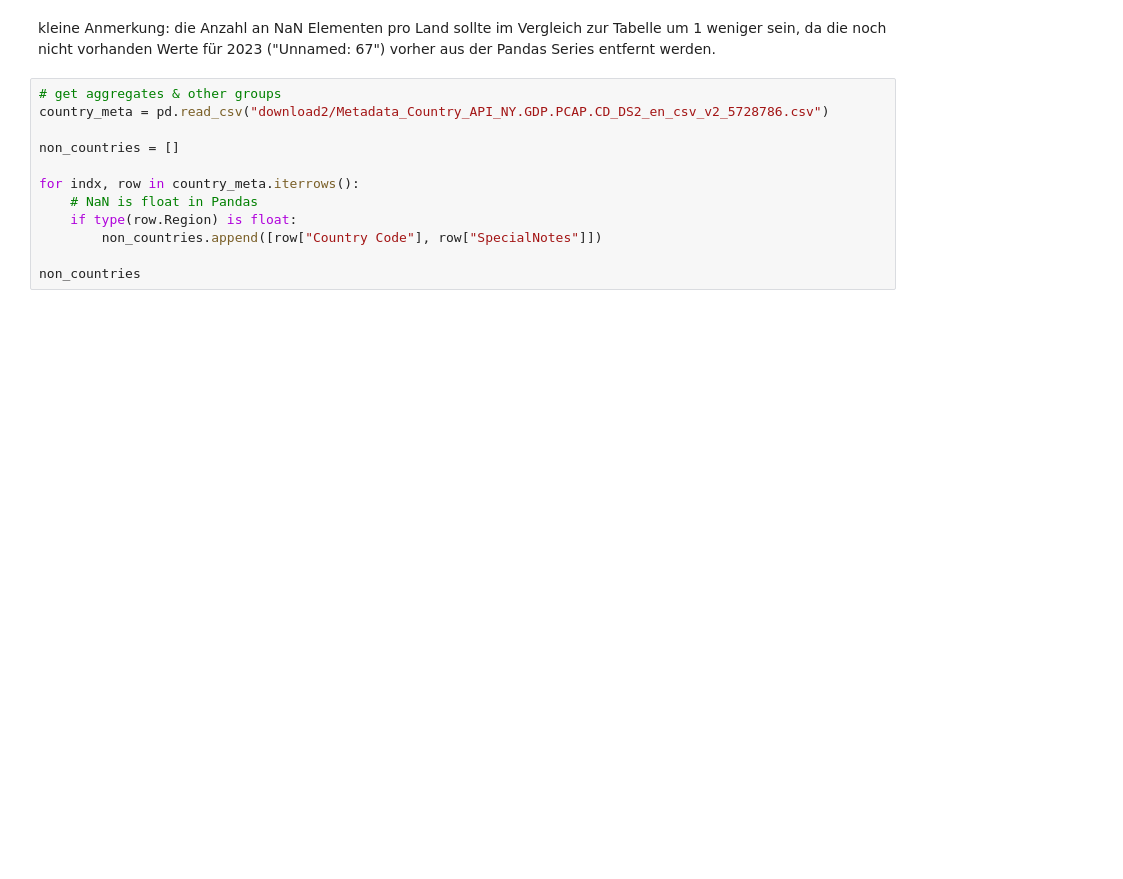
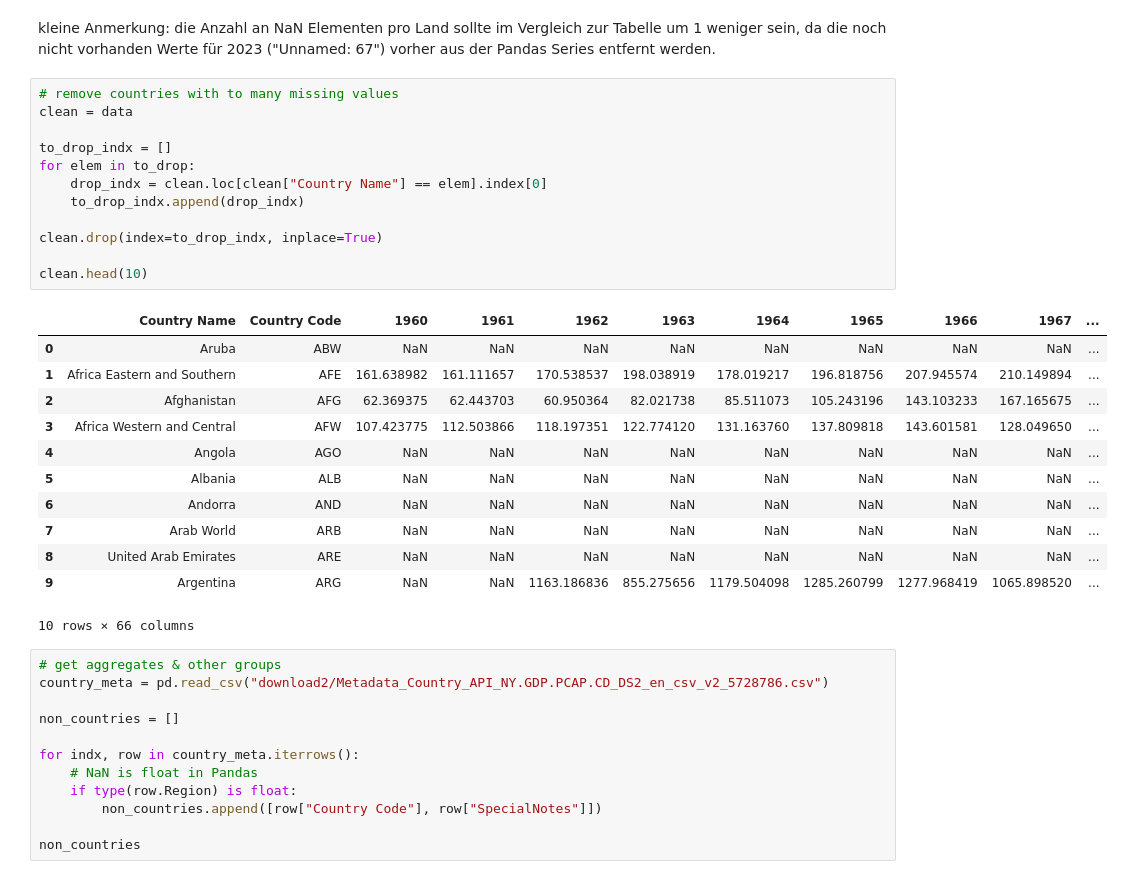
Before and after one commit to malikpaetzold/Statistical-Computing-DLBDBSC01, a Jupyter notebook: clean_data.ipynb, the cells around one changed output. Drawn from its saved outputs; the diff is of its cells as text; blank space fills up the shorter version.

```diff
--- a/clean_data.ipynb
+++ b/clean_data.ipynb
@@ -91,6 +91,31 @@ to_drop
  'Kosovo']
 # %% [markdown]
 kleine Anmerkung: die Anzahl an NaN Elementen pro Land sollte im Vergleich zur Tabelle um 1 weniger sein, da die noch nicht vorhanden Werte für 2023 ("Unnamed: 67") vorher aus der Pandas Series entfernt werden.
+# %%
+# remove countries with to many missing values
+clean = data
+
+to_drop_indx = []
+for elem in to_drop:
+    drop_indx = clean.loc[clean["Country Name"] == elem].index[0]
+    to_drop_indx.append(drop_indx)
+
+clean.drop(index=to_drop_indx, inplace=True)
+
+clean.head(10)
+# %% [output]
+|  | Country Name | Country Code | 1960 | 1961 | 1962 | 1963 | 1964 | 1965 | 1966 | 1967 | ... |
+| 0 | Aruba | ABW | NaN | NaN | NaN | NaN | NaN | NaN | NaN | NaN | ... |
+| 1 | Africa Eastern and Southern | AFE | 161.638982 | 161.111657 | 170.538537 | 198.038919 | 178.019217 | 196.818756 | 207.945574 | 210.149894 | ... |
+| 2 | Afghanistan | AFG | 62.369375 | 62.443703 | 60.950364 | 82.021738 | 85.511073 | 105.243196 | 143.103233 | 167.165675 | ... |
+| 3 | Africa Western and Central | AFW | 107.423775 | 112.503866 | 118.197351 | 122.774120 | 131.163760 | 137.809818 | 143.601581 | 128.049650 | ... |
+| 4 | Angola | AGO | NaN | NaN | NaN | NaN | NaN | NaN | NaN | NaN | ... |
+| 5 | Albania | ALB | NaN | NaN | NaN | NaN | NaN | NaN | NaN | NaN | ... |
+| 6 | Andorra | AND | NaN | NaN | NaN | NaN | NaN | NaN | NaN | NaN | ... |
+| 7 | Arab World | ARB | NaN | NaN | NaN | NaN | NaN | NaN | NaN | NaN | ... |
+| 8 | United Arab Emirates | ARE | NaN | NaN | NaN | NaN | NaN | NaN | NaN | NaN | ... |
+| 9 | Argentina | ARG | NaN | NaN | 1163.186836 | 855.275656 | 1179.504098 | 1285.260799 | 1277.968419 | 1065.898520 | ... |
+10 rows × 66 columns
 # %%
 # get aggregates & other groups
 country_meta = pd.read_csv("download2/Metadata_Country_API_NY.GDP.PCAP.CD_DS2_en_csv_v2_5728786.csv")
```
Also changed, not shown: parts of 1 cell of this notebook, 1 other file.
